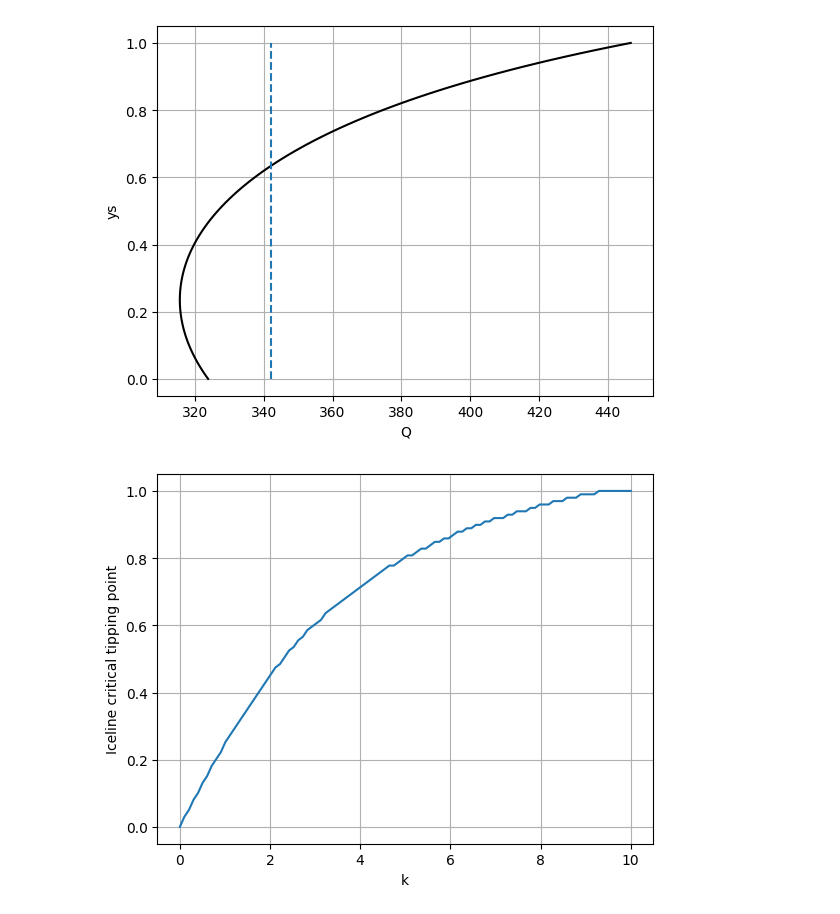
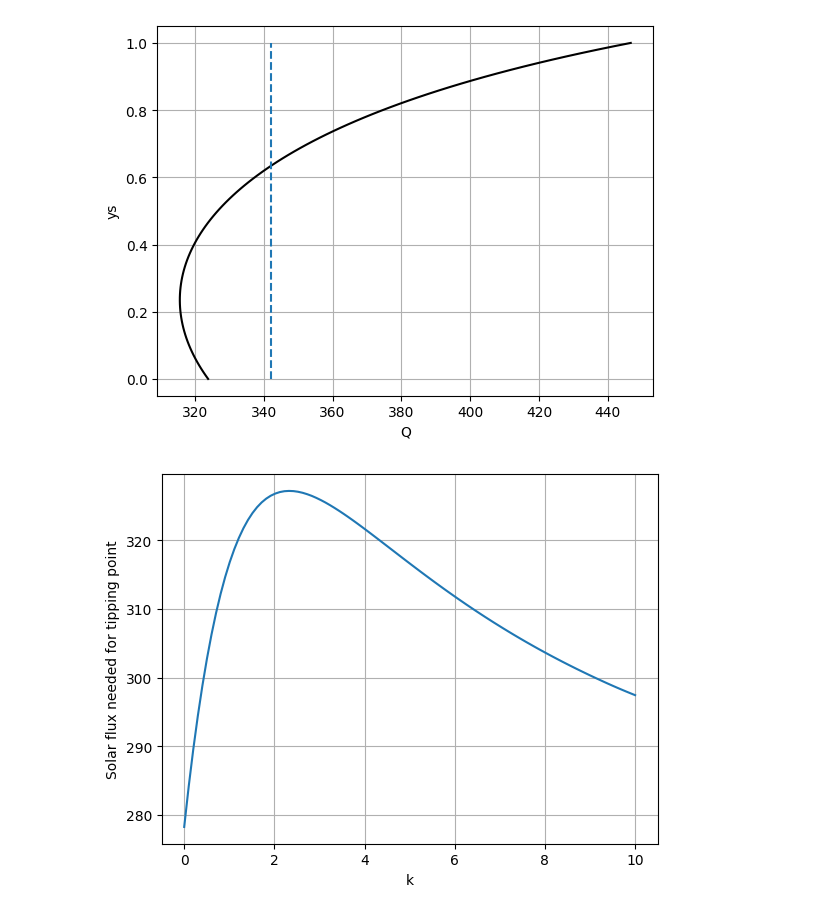
Before and after one commit to video-omnia/Planet-Earth-CW, a Jupyter notebook: Investigation 1.ipynb, the cells around one changed output. Drawn from its saved outputs; the diff is of its cells as text; code cells hidden in the pictures.

```diff
--- a/Investigation 1.ipynb
+++ b/Investigation 1.ipynb
@@ -120,10 +120,8 @@ def criticalTippingPointFromk(k):
 
     ys = np.linspace(0, 1, 100)
     Qs = Qfunc(ys)
-    minQ = min(Qs)
-    index = np.where(Qs == minQ)[0]
 
-    return ys[index]
+    return min(Qs)
 # %%
 kArray = np.linspace(0, 10, 100)
 array = np.empty_like(kArray)
@@ -133,7 +131,7 @@ for i in range(0, 100):
 # %%
 plt.plot(kArray,array)
 plt.xlabel('k');
-plt.ylabel('Iceline critical tipping point');
+plt.ylabel('Solar flux needed for tipping point');
 plt.grid(1)
 # %% [output]
-[figure, old version]
+[figure, new version]
```
